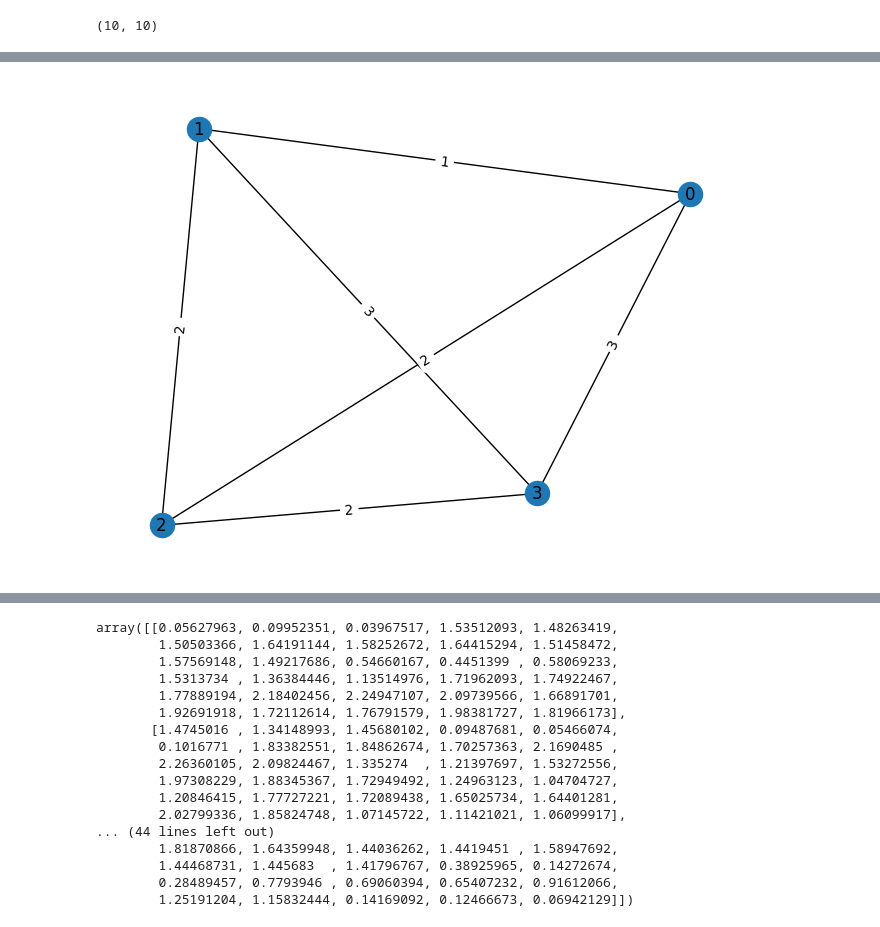
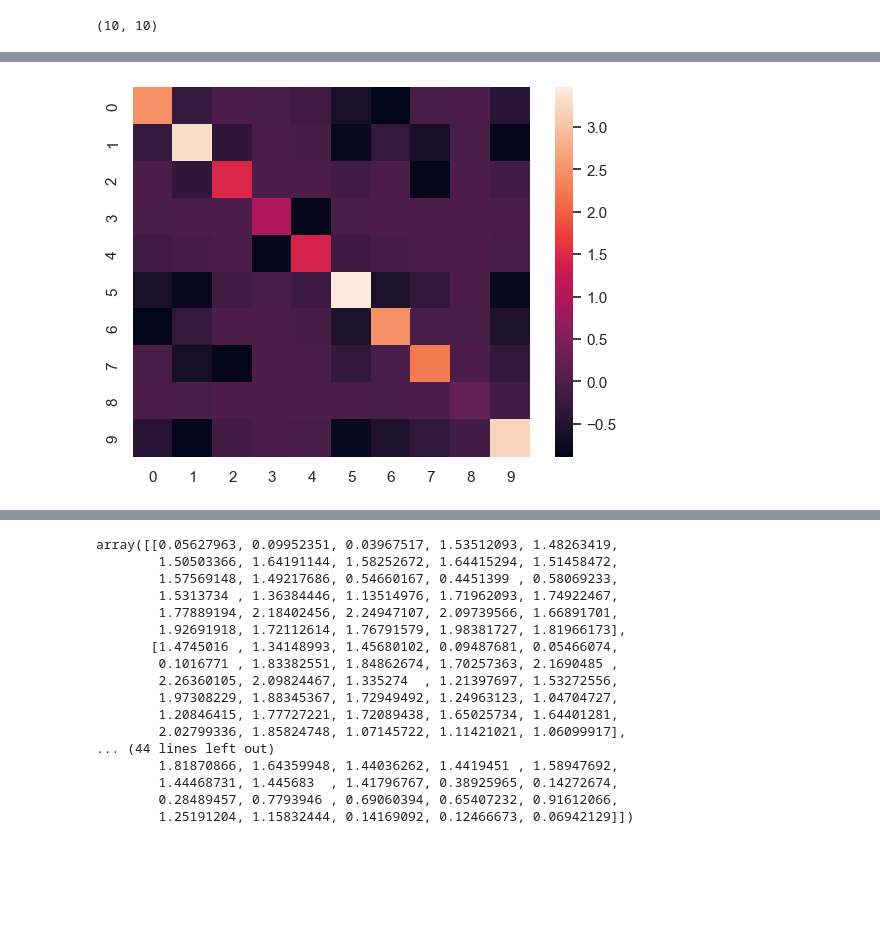
Before and after one commit to alaignelet/optimal_control, a Jupyter notebook: data_augmentation.ipynb, the cells around one changed output, grey strips where cells are left out. Drawn from its saved outputs; the diff is of its cells as text; code cells hidden in the pictures; blank space fills up the shorter version.

```diff
--- a/data_augmentation.ipynb
+++ b/data_augmentation.ipynb
@@ -53,15 +59,6 @@ nx.draw_networkx_edge_labels(G, pos, edge_labels=labels);
-# %%
-G = nx.Graph()
-A = np.array([[0,1,2,3],
-              [1,0,2,3],
-              [2,2,0,2],
-              [3,3,2,0]])
-G = nx.from_numpy_matrix(A, create_using=nx.Graph)
-
-pos = nx.spring_layout(G)
-nx.draw(G, pos, with_labels=True)
-
-labels = nx.get_edge_attributes(G,'weight')
-nx.draw_networkx_edge_labels(G, pos, edge_labels=labels);
-# %% [output]
-[figure, removed]
+# %%
+L = nx.laplacian_matrix(G)
+import seaborn as sns; sns.set_theme()
+ax = sns.heatmap(L.toarray())
+# %% [output]
+[figure, added]
```
Also changed, not shown: parts of 16 cells of this notebook, 1 other file.
